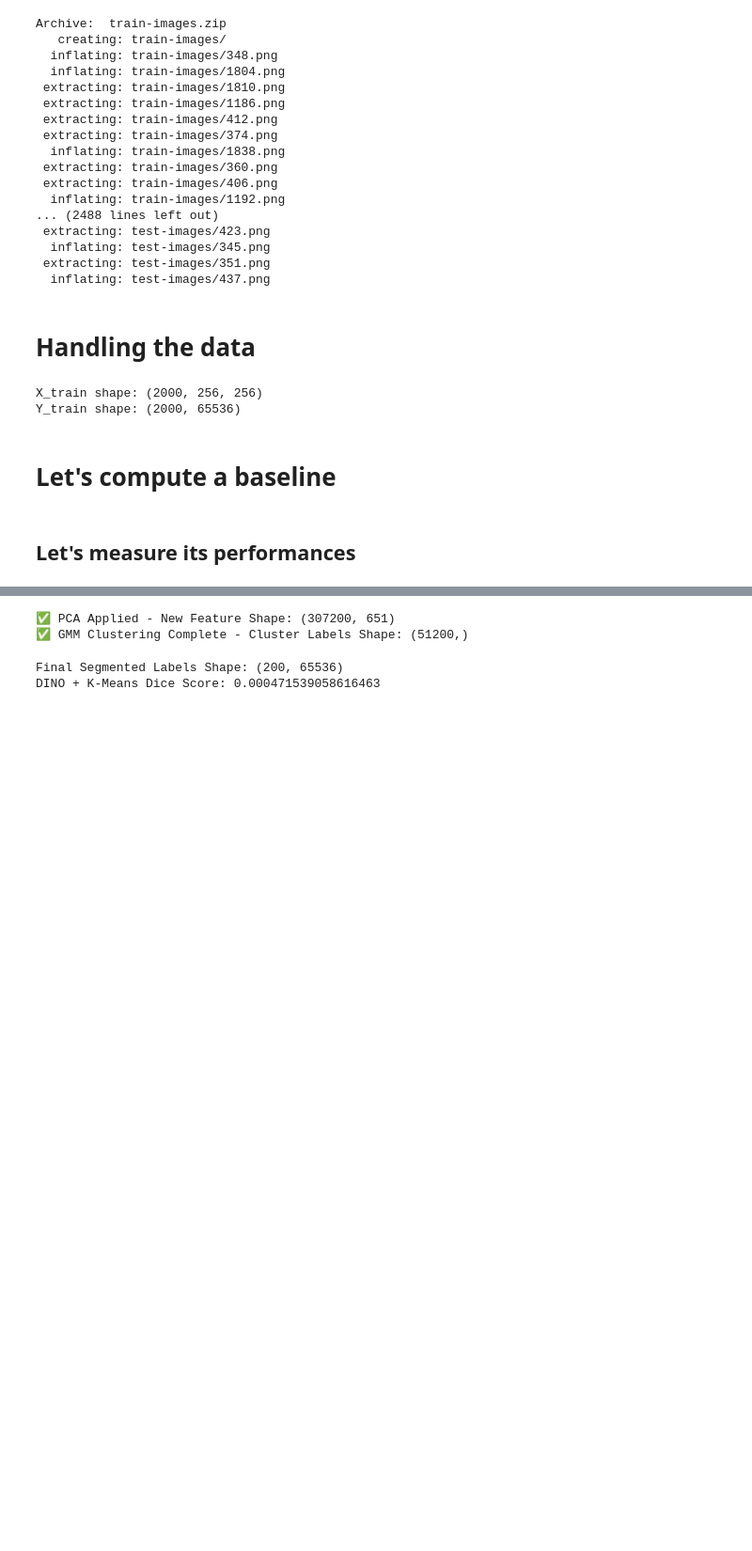
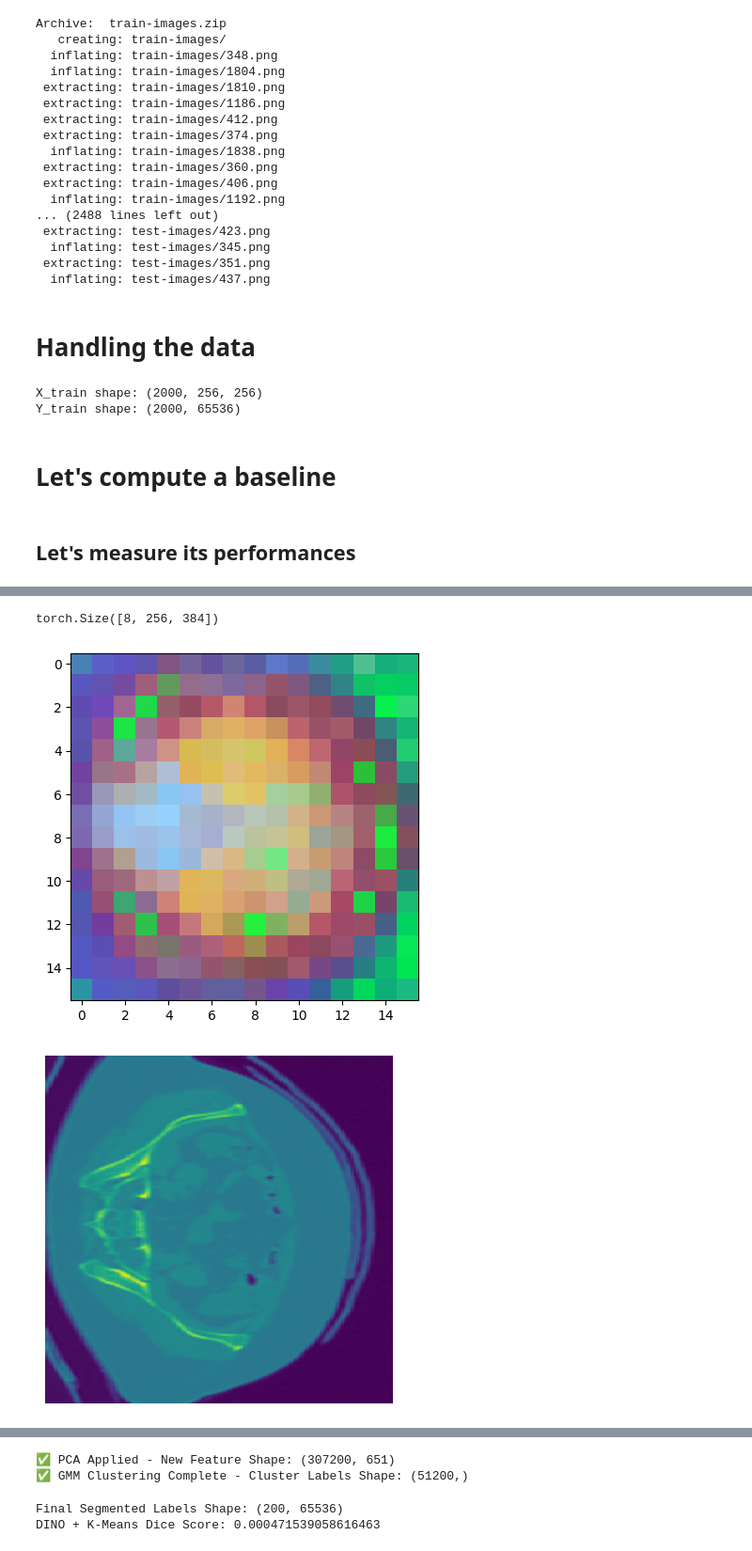
Before and after one commit to newmanc1/radium_challenge, a Jupyter notebook: Newman_feature_extraction_v1_Raidium_Challenge_Data_2025_Exemple_Data_Handling.ipynb, the cells around one changed output, grey strips where cells are left out. Shown: that part at 94% size. Cells and saved outputs as stored; diff of their text form; code cells hidden in the pictures; blank space fills up the shorter version.

```diff
--- a/Newman_feature_extraction_v1_Raidium_Challenge_Data_2025_Exemple_Data_Handling.ipynb
+++ b/Newman_feature_extraction_v1_Raidium_Challenge_Data_2025_Exemple_Data_Handling.ipynb
@@ -217,6 +219,12 @@ transform = T.Compose([
     T.ToTensor(),  # Convert to tensor
     T.Normalize(mean=[0.5, 0.5, 0.5], std=[0.25, 0.25, 0.25])  # Normalize
 ])
+# transform = T.Compose([
+#     T.Resize(224),
+#     T.CenterCrop(224),
+#     T.ToTensor(),
+#     T.Normalize(mean=[0.5], std=[0.5]),
+# ])
 
 def preprocess_image(image_array):
     """
@@ -228,6 +236,8 @@ def preprocess_image(image_array):
     img = Image.fromarray((img * 255).astype(np.uint8))  # Convert to PIL image
     img = transform(img)  # Apply resizing and normalization
     return img
+
+model = torch.hub.load('facebookresearch/dinov2', 'dinov2_vits14')
 # %%
 
 
@@ -301,6 +320,23 @@ Please note that authentication is recommended but still optional to access publ
 # %%
 import torchvision.transforms as transforms
 import torchvision.transforms.functional as F
+print(all_patch_features_list[0].shape)
+patch_features = all_patch_features_list[0][1]
+pca = PCA(n_components=3)
+pca_features = pca.fit_transform(patch_features.squeeze(0).cpu().numpy())
+
+# Normalize PCA features for visualization
+pca_features = (pca_features - pca_features.min()) / (pca_features.max() - pca_features.min())
+pca_features = (pca_features * 255).astype(np.uint8)
+
+# Visualize the extracted features as an image
+plt.imshow(pca_features.reshape(16, 16, 3))
+plt.show()
+plt.axis("off")
+plt.savefig('meta_dog_features.png')
+plt.imshow(data_train[0])
+
+
 #finetuning for model on our unlabeled data... work in progress
 # teacher_model = AutoModel.from_pretrained('facebook/dinov2-large')
 # student_model = AutoModel.from_pretrained('facebook/dinov2-large')
@@ -402,32 +438,36 @@ def dino_loss(student_output, teacher_output, temperature=0.5):
 #           scaler.update()
 #           # Backpropagation
 #           # optimizer.zero_grad()
 #           # loss.backward()
 #           # optimizer.step()
 #           scheduler.step()
 
 
 
 #           # Update teacher model using EMA
 #           update_teacher(student_model, teacher_model, momentum=0.996)
 
 #           for name, param in student_model.named_parameters():
 #             if param.grad is not None:
 #                 print(f"{name} Grad Norm: {param.grad.norm().item()}")
 
 #           total_loss += loss.item()
 #           progress_bar.set_postfix({"Loss": loss.item()})
 
 #     print(f"Epoch {epoch+1} Loss: {total_loss / len(train_dataloader)}")
 
 # print("Finished fine-tuning DINOv2!")
 
 # # import numpy as np
 
 # # # Get mean & std across patches (excluding CLS token)
 # # features_no_cls = all_features[:, :-1, :]  # Remove CLS token (shape: 128, 256, 1024)
 
 # # print("Feature Mean:", np.mean(features_no_cls))
 # # print("Feature Std:", np.std(features_no_cls))
+# %% [output]
+torch.Size([8, 256, 384])
+[figure, added]
+[figure, added]
 # %%
 #train and validation features are here
```
Also changed, not shown: parts of 4 cells of this notebook.
